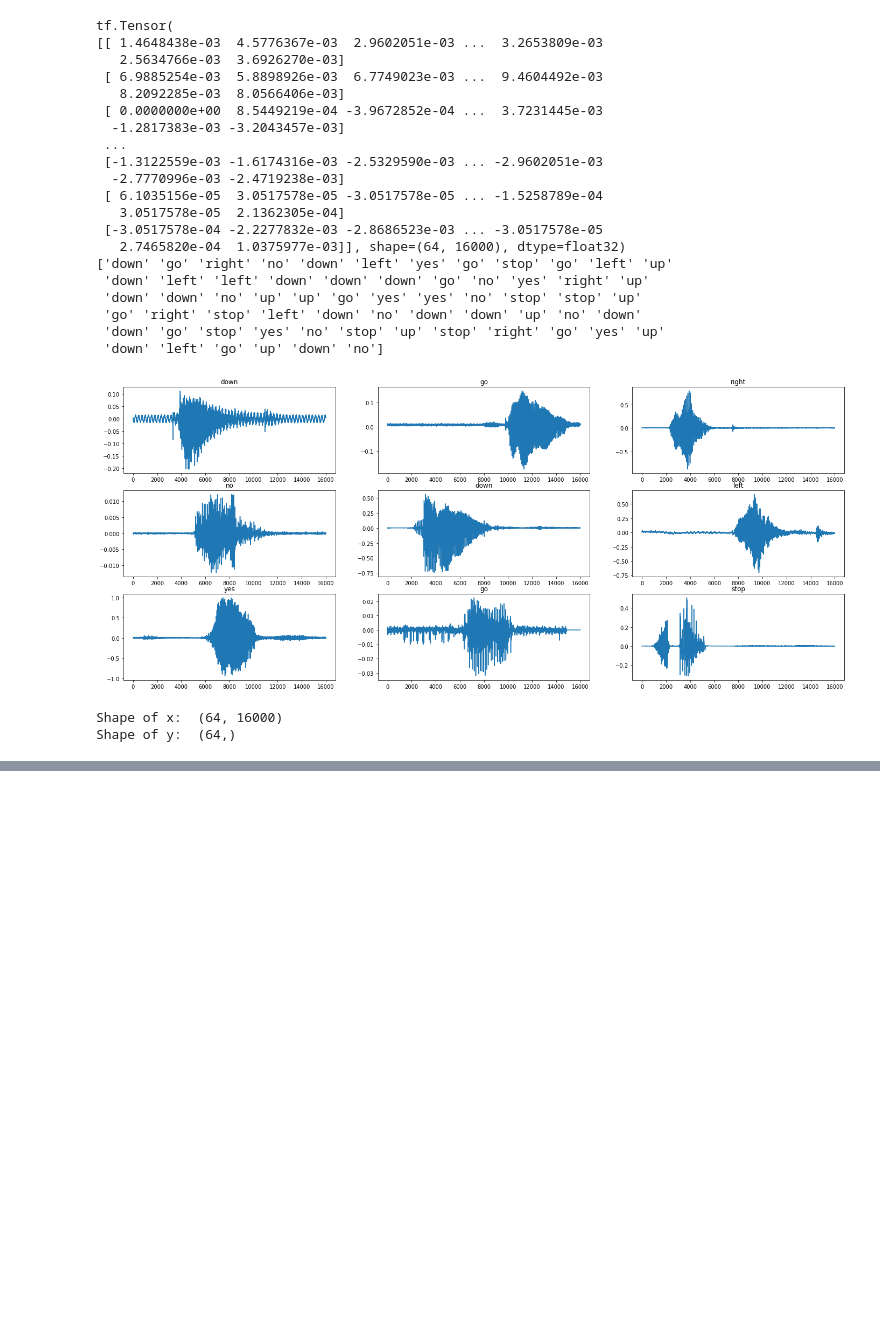
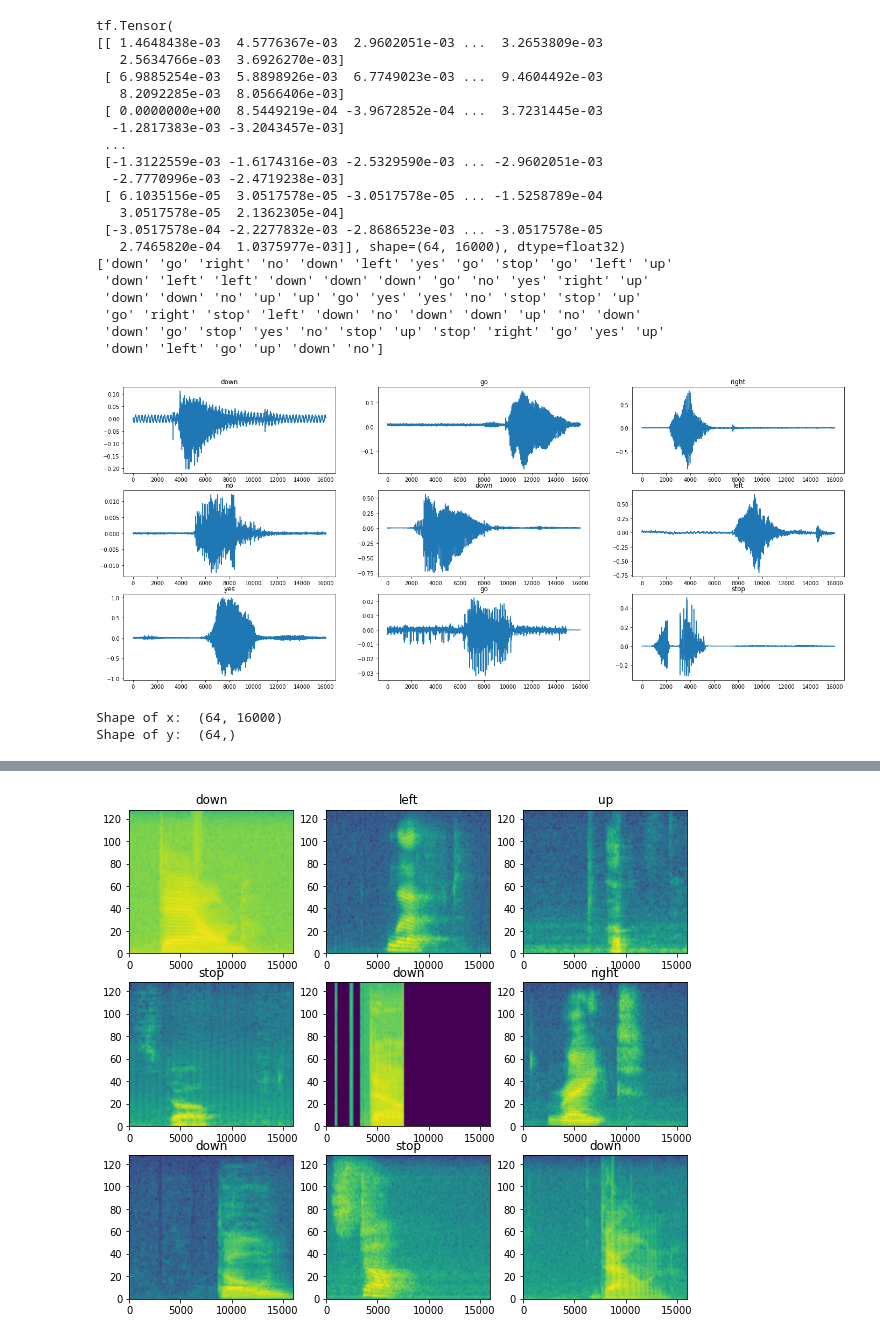
Before and after one commit to Arefe-Masnouie/voice-recognition, a Jupyter notebook: voice_proc_CNN/CNN_voice_proc.ipynb, the cells around one changed output, grey strips where cells are left out. Drawn from its saved outputs; the diff is of its cells as text; code cells hidden in the pictures; blank space fills up the shorter version.

Commit message:
plotting

```diff
--- a/voice_proc_CNN/CNN_voice_proc.ipynb
+++ b/voice_proc_CNN/CNN_voice_proc.ipynb
@@ -186,3 +186,24 @@ def make_spec_ds(ds):
     return ds.map(
         map_func=lambda audio, label: (get_spectrogram(audio), label),
         num_parallel_calls=tf.data.AUTOTUNE)
+# %%
+train_spectogram_ds = make_spec_ds(X_train)
+test_spectogram_ds = make_spec_ds(X_test)
+# %%
+for example_spec, example_labels in train_spectogram_ds.take(1): #taking one batch of training data to show
+    break
+
+rows = 3
+cols = 3
+n = rows *cols
+fig, axes = plt.subplots(rows, cols, figsize=(10,9))
+for i in range(n):
+    r = i // cols
+    c = i % cols
+    ax = axes[r][c]
+    plot_spectrogram(example_spec[i].numpy(),ax)
+    ax.set_title(label_names[example_labels[i].numpy()])
+
+plt.show()
+# %% [output]
+[figure, added]
```
